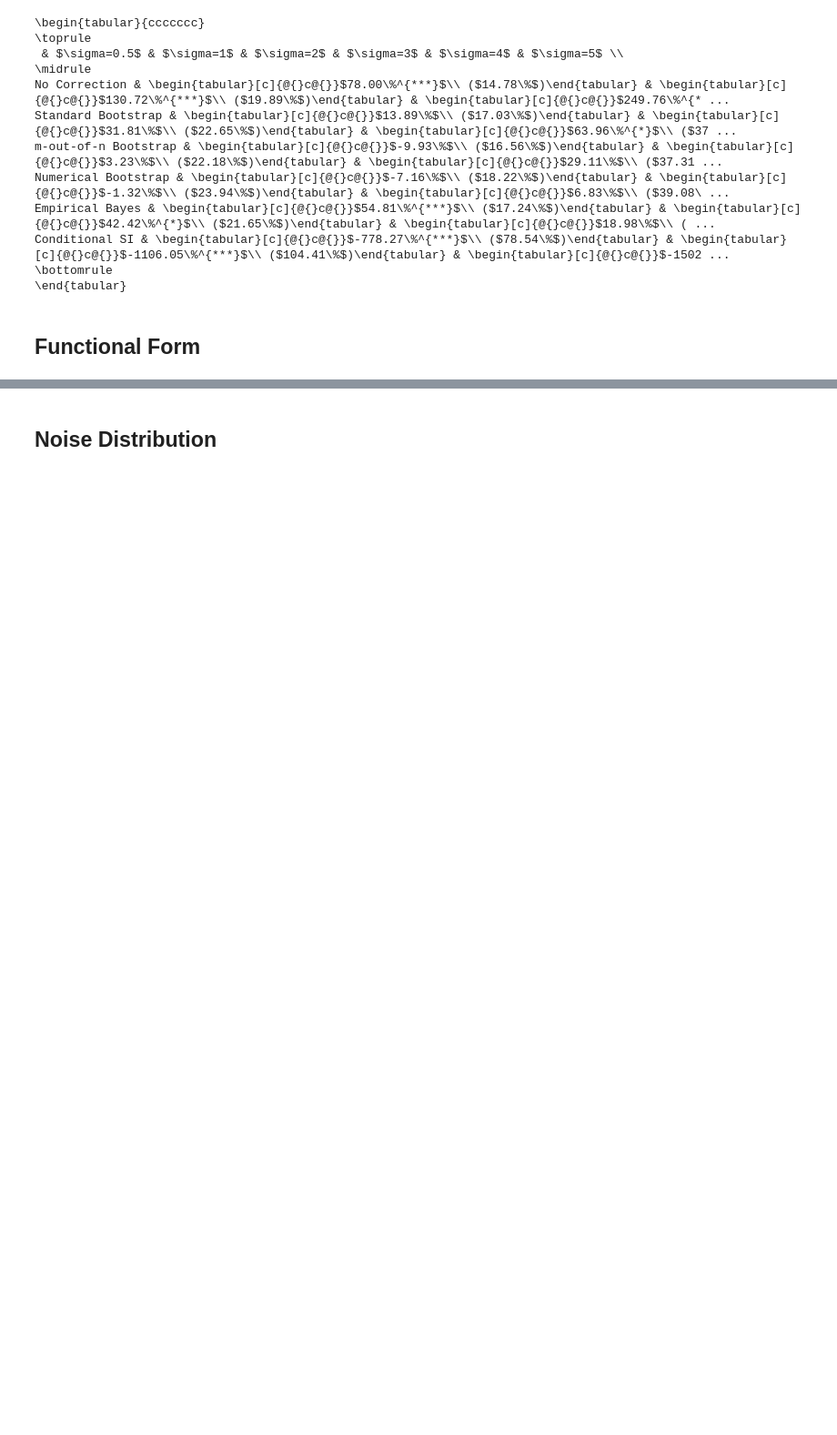
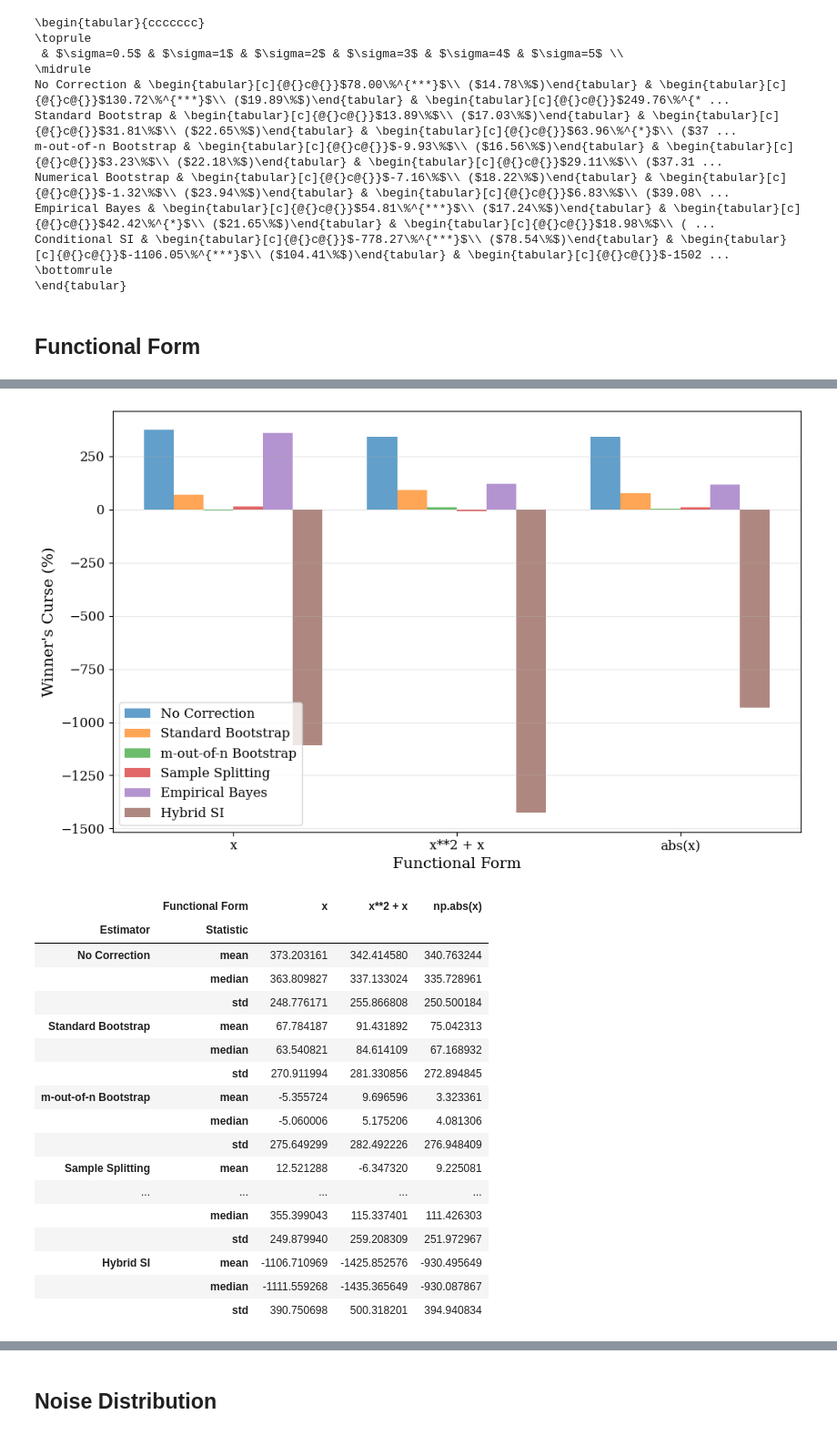
Before and after one commit to iamsikun/winners-curse, a Jupyter notebook: notebooks/targeting.ipynb, the cells around one changed output, grey strips where cells are left out. Shown at 91% size. Drawn from its saved outputs; the diff is of its cells as text; code cells hidden in the pictures; blank space fills up the shorter version.

```diff
--- a/notebooks/targeting.ipynb
+++ b/notebooks/targeting.ipynb
@@ -2745,0 +2457,26 @@ Empirical Bayes & \begin{tabular}[c]{@{}c@{}}357.26\%\\ (290.89\%)\end{tabular}
+# %%
+plot_functional_form_wc(func_form_results, func_form_config)
+
+compute_functional_form_sum_stats(
+    func_form_results, func_form_config, stats_list=['mean', 'median', 'std'], normalize=True
+)
+# %% [output]
+[figure, added]
+|  | Functional Form | x | x**2 + x | np.abs(x) |
+| Estimator | Statistic |  |  |  |
+| No Correction | mean | 373.203161 | 342.414580 | 340.763244 |
+|  | median | 363.809827 | 337.133024 | 335.728961 |
+|  | std | 248.776171 | 255.866808 | 250.500184 |
+| Standard Bootstrap | mean | 67.784187 | 91.431892 | 75.042313 |
+|  | median | 63.540821 | 84.614109 | 67.168932 |
+|  | std | 270.911994 | 281.330856 | 272.894845 |
+| m-out-of-n Bootstrap | mean | -5.355724 | 9.696596 | 3.323361 |
+|  | median | -5.060006 | 5.175206 | 4.081306 |
+|  | std | 275.649299 | 282.492226 | 276.948409 |
+| Sample Splitting | mean | 12.521288 | -6.347320 | 9.225081 |
+| ... | ... | ... | ... | ... |
+|  | median | 355.399043 | 115.337401 | 111.426303 |
+|  | std | 249.879940 | 259.208309 | 251.972967 |
+| Hybrid SI | mean | -1106.710969 | -1425.852576 | -930.495649 |
+|  | median | -1111.559268 | -1435.365649 | -930.087867 |
+|  | std | 390.750698 | 500.318201 | 394.940834 |
```
Also changed, not shown: parts of 24 cells of this notebook, 17 other files.
